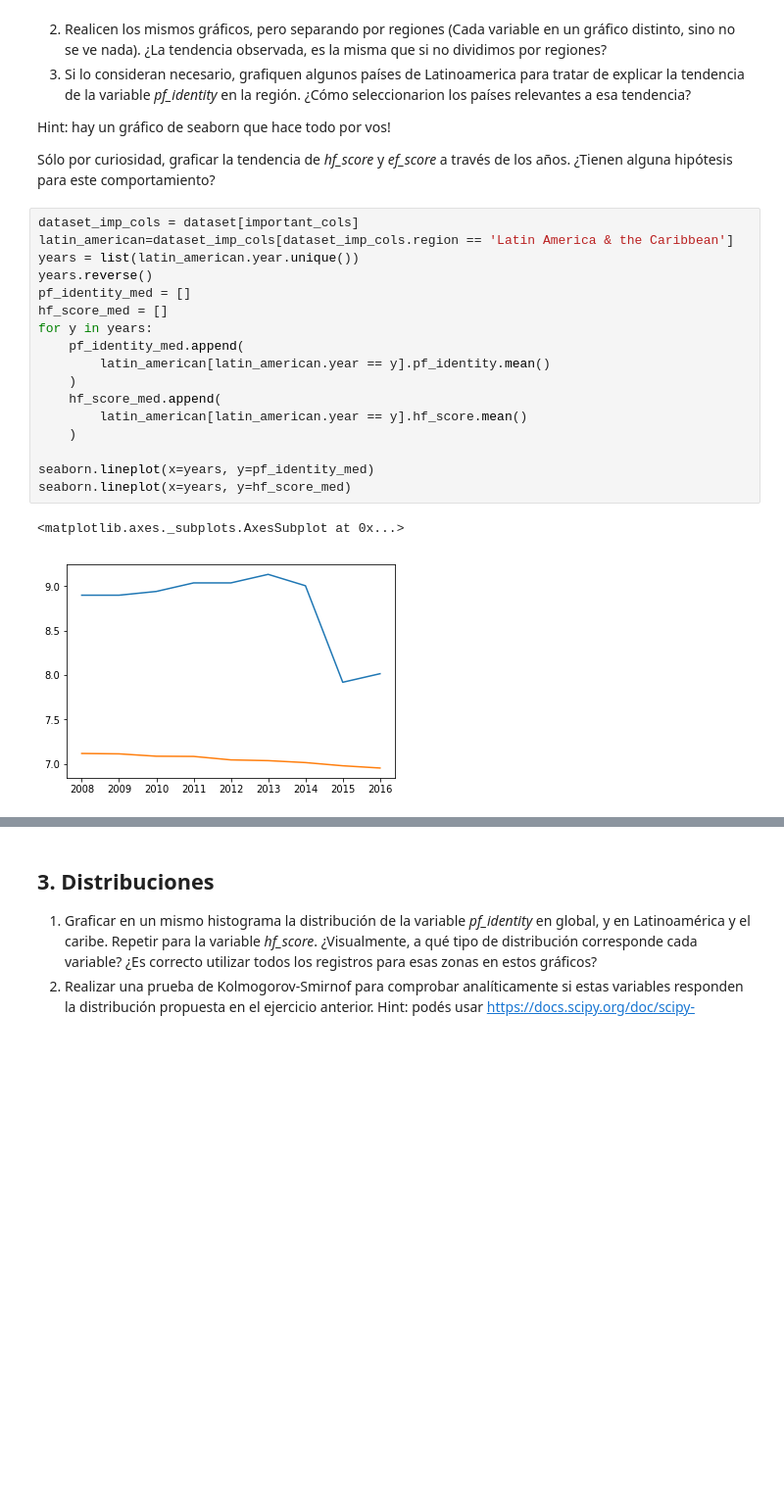
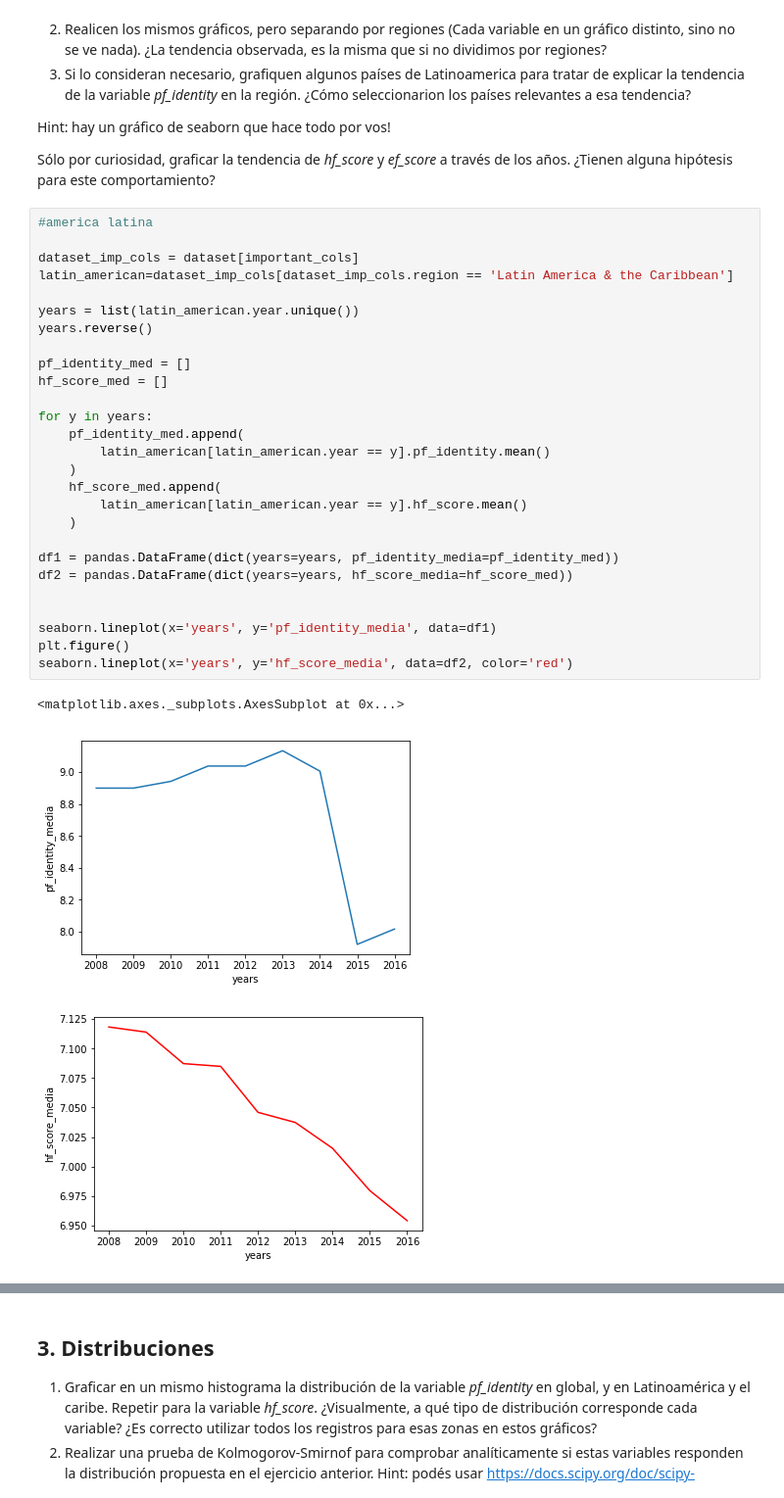
Before and after one commit to abernalc/diplodatos2019, a Jupyter notebook: 02_practico_I.ipynb, the cells around one changed output, grey strips where cells are left out. Shown: that part at 98% size. Saved outputs shown, nothing was run; the diff lists cells and outputs as text; blank space fills up the shorter version.

```diff
--- a/02_practico_I.ipynb
+++ b/02_practico_I.ipynb
@@ -212,22 +212,33 @@ Hint: hay un gráfico de seaborn que hace todo por vos!
 
 Sólo por curiosidad, graficar la tendencia de *hf_score* y *ef_score* a través de los años. ¿Tienen alguna hipótesis para este comportamiento?
 # %%
+#america latina
+
 dataset_imp_cols = dataset[important_cols]
 latin_american=dataset_imp_cols[dataset_imp_cols.region == 'Latin America & the Caribbean']
+
 years = list(latin_american.year.unique())
 years.reverse()
+
 pf_identity_med = []
 hf_score_med = []
+
 for y in years:
     pf_identity_med.append(
         latin_american[latin_american.year == y].pf_identity.mean()
     )
     hf_score_med.append(
         latin_american[latin_american.year == y].hf_score.mean()
     )
 
-seaborn.lineplot(x=years, y=pf_identity_med)
-seaborn.lineplot(x=years, y=hf_score_med)
+df1 = pandas.DataFrame(dict(years=years, pf_identity_media=pf_identity_med))
+df2 = pandas.DataFrame(dict(years=years, hf_score_media=hf_score_med))
+
+
+seaborn.lineplot(x='years', y='pf_identity_media', data=df1)
+plt.figure()
+seaborn.lineplot(x='years', y='hf_score_media', data=df2, color='red')
 # %% [output]
 <matplotlib.axes._subplots.AxesSubplot at 0x...>
-[figure, old version]
+[figure, new version]
+[figure, added]
```
Also changed, not shown: parts of 2 cells of this notebook.
